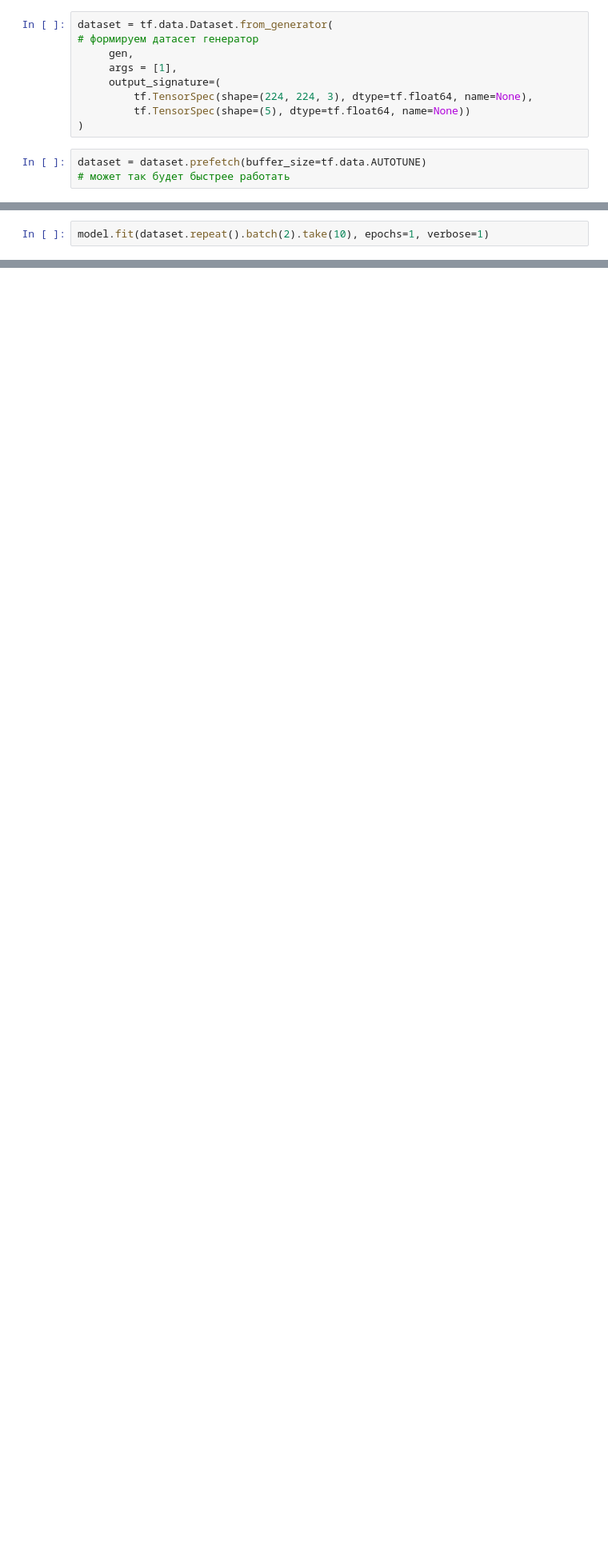
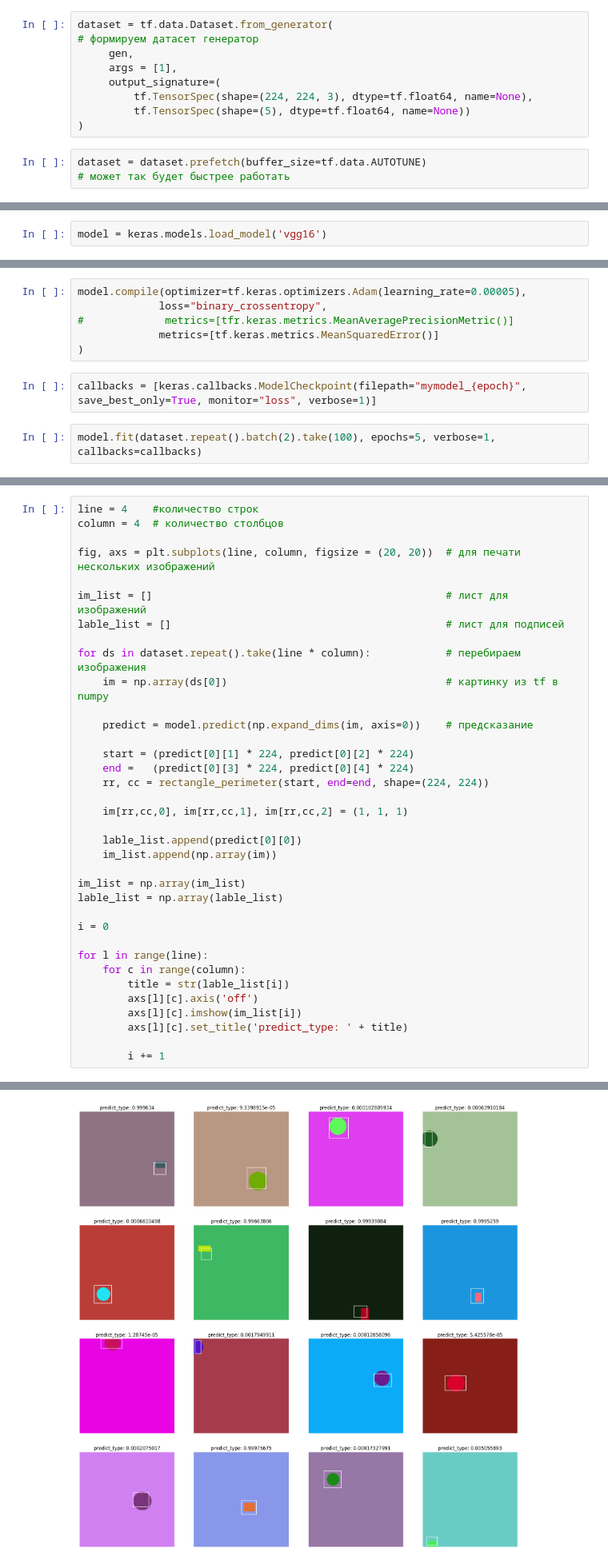
Before and after one commit to fedoseev070888/HW-detection, a Jupyter notebook: detection.ipynb, the cells around one changed output, grey strips where cells are left out. Shown at 80% size. Drawn from its saved outputs; the diff is of its cells as text; blank space fills up the shorter version.

```diff
--- a/detection.ipynb
+++ b/detection.ipynb
@@ -140,0 +117,2 @@ model.compile(optimizer='adam',
+# %%
+model = keras.models.load_model('vgg16')
@@ -141,3 +129,11 @@ model.compile(optimizer='adam',
+# %%
+model.compile(optimizer=tf.keras.optimizers.Adam(learning_rate=0.00005),
+             loss="binary_crossentropy",
+#             metrics=[tfr.keras.metrics.MeanAveragePrecisionMetric()]
+             metrics=[tf.keras.metrics.MeanSquaredError()]
+)
+# %%
+callbacks = [keras.callbacks.ModelCheckpoint(filepath="mymodel_{epoch}", save_best_only=True, monitor="loss", verbose=1)]
 # %%
-model.fit(dataset.repeat().batch(2).take(10), epochs=1, verbose=1)
+model.fit(dataset.repeat().batch(2).take(100), epochs=5, verbose=1, callbacks=callbacks)
 # %% [output]
@@ -145,0 +154,37 @@ model.fit(dataset.repeat().batch(2).take(10), epochs=1, verbose=1)
+# %%
+line = 4    #количество строк
+column = 4  # количество столбцов
+
+fig, axs = plt.subplots(line, column, figsize = (20, 20))  # для печати нескольких изображений
+
+im_list = []                                               # лист для изображений
+lable_list = []                                            # лист для подписей
+
+for ds in dataset.repeat().take(line * column):            # перебираем изображения
+    im = np.array(ds[0])                                   # картинку из tf в numpy
+
+    predict = model.predict(np.expand_dims(im, axis=0))    # предсказание
+
+    start = (predict[0][1] * 224, predict[0][2] * 224)
+    end =   (predict[0][3] * 224, predict[0][4] * 224)
+    rr, cc = rectangle_perimeter(start, end=end, shape=(224, 224))
+
+    im[rr,cc,0], im[rr,cc,1], im[rr,cc,2] = (1, 1, 1)
+
+    lable_list.append(predict[0][0])
+    im_list.append(np.array(im))
+
+im_list = np.array(im_list)
+lable_list = np.array(lable_list)
+
+i = 0
+
+for l in range(line):
+    for c in range(column):
+        title = str(lable_list[i])
+        axs[l][c].axis('off')
+        axs[l][c].imshow(im_list[i])
+        axs[l][c].set_title('predict_type: ' + title)
+
+        i += 1
+# %% [output]
@@ -145,0 +207 @@ model.fit(dataset.repeat().batch(2).take(10), epochs=1, verbose=1)
+[figure, added]
```
Also changed, not shown: parts of 18 cells of this notebook.
